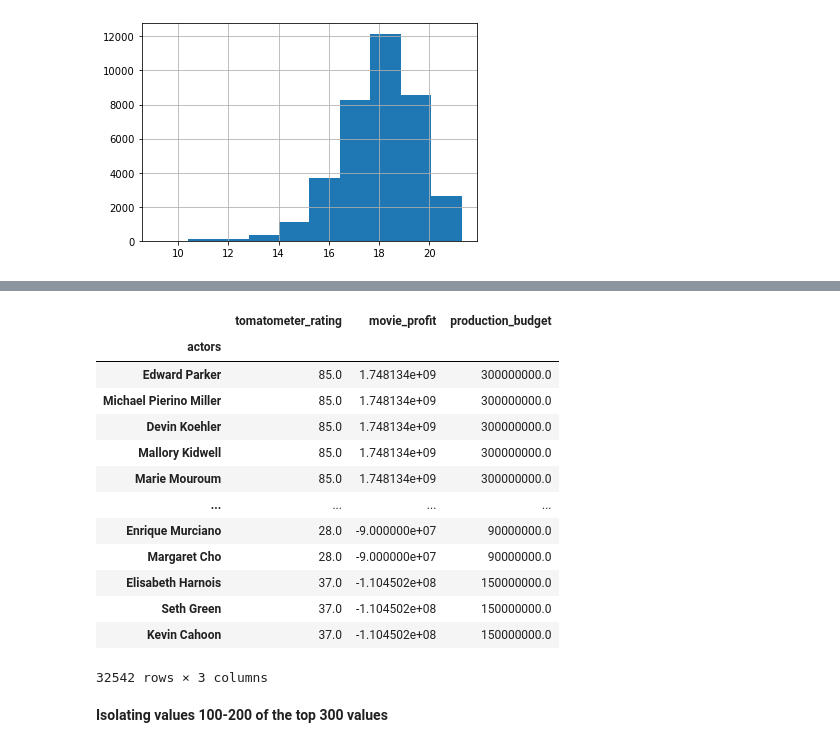
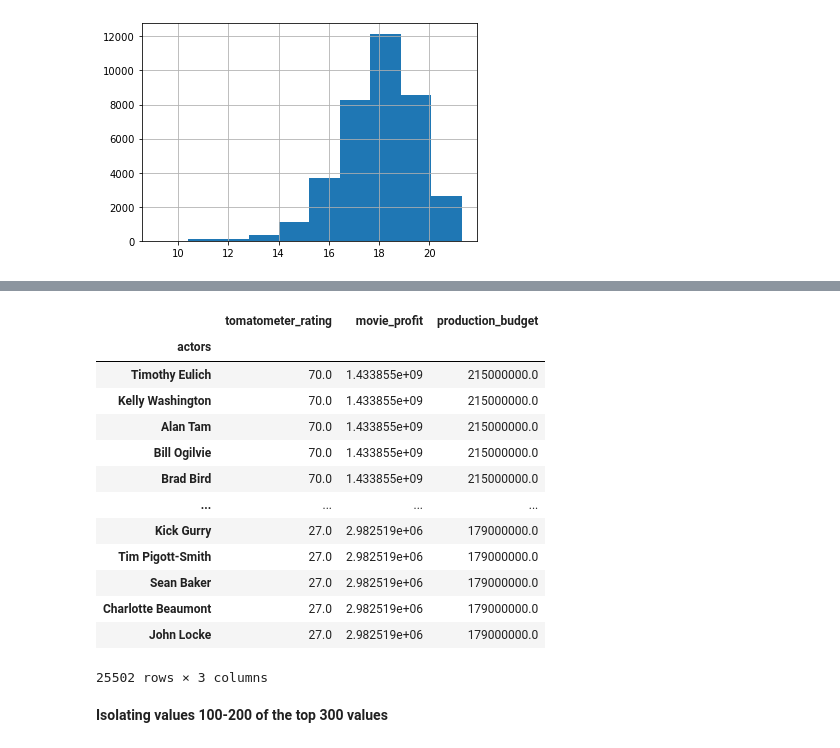
Before and after one commit to jchandleroneal/microsoft-movie-analysis, a Jupyter notebook: movie_analysis.ipynb, the cells around one changed output, grey strips where cells are left out. Drawn from its saved outputs; the diff is of its cells as text; code cells hidden in the pictures.

```diff
--- a/movie_analysis.ipynb
+++ b/movie_analysis.ipynb
@@ -491,4 +491,4 @@ logged_steps = logged_profit.std() * 2
 lower_thresh = logged_mean - logged_steps
 upper_thres = logged_mean + logged_steps
 
-new300[(logged_profit > lower_thresh) & (logged_profit < upper_thres)]
+drop_outliers = new300[(logged_profit > lower_thresh) & (logged_profit < upper_thres)]
@@ -532,20 +543,20 @@ Name: movie_profit, Length: 47658, dtype: int64
 # %%
-new300.groupby('actors').mean().sort_values('movie_profit', ascending=False)
+drop_outliers.groupby('actors').mean().sort_values('movie_profit', ascending=False)
 # %% [output]
 |  | tomatometer_rating | movie_profit | production_budget |
 | actors |  |  |  |
-| Edward Parker | 85.0 | 1.748134e+09 | 300000000.0 |
-| Michael Pierino Miller | 85.0 | 1.748134e+09 | 300000000.0 |
-| Devin Koehler | 85.0 | 1.748134e+09 | 300000000.0 |
-| Mallory Kidwell | 85.0 | 1.748134e+09 | 300000000.0 |
-| Marie Mouroum | 85.0 | 1.748134e+09 | 300000000.0 |
+| Timothy Eulich | 70.0 | 1.433855e+09 | 215000000.0 |
+| Kelly Washington | 70.0 | 1.433855e+09 | 215000000.0 |
+| Alan Tam | 70.0 | 1.433855e+09 | 215000000.0 |
+| Bill Ogilvie | 70.0 | 1.433855e+09 | 215000000.0 |
+| Brad Bird | 70.0 | 1.433855e+09 | 215000000.0 |
 | ... | ... | ... | ... |
-| Enrique Murciano | 28.0 | -9.000000e+07 | 90000000.0 |
-| Margaret Cho | 28.0 | -9.000000e+07 | 90000000.0 |
-| Elisabeth Harnois | 37.0 | -1.104502e+08 | 150000000.0 |
-| Seth Green | 37.0 | -1.104502e+08 | 150000000.0 |
-| Kevin Cahoon | 37.0 | -1.104502e+08 | 150000000.0 |
+| Kick Gurry | 27.0 | 2.982519e+06 | 179000000.0 |
+| Tim Pigott-Smith | 27.0 | 2.982519e+06 | 179000000.0 |
+| Sean Baker | 27.0 | 2.982519e+06 | 179000000.0 |
+| Charlotte Beaumont | 27.0 | 2.982519e+06 | 179000000.0 |
+| John Locke | 27.0 | 2.982519e+06 | 179000000.0 |
-32542 rows × 3 columns
+25502 rows × 3 columns
 # %% [markdown]
 **Isolating values 100-200 of the top 300 values**
 # %%
```
Also changed, not shown: parts of 8 cells of this notebook.
